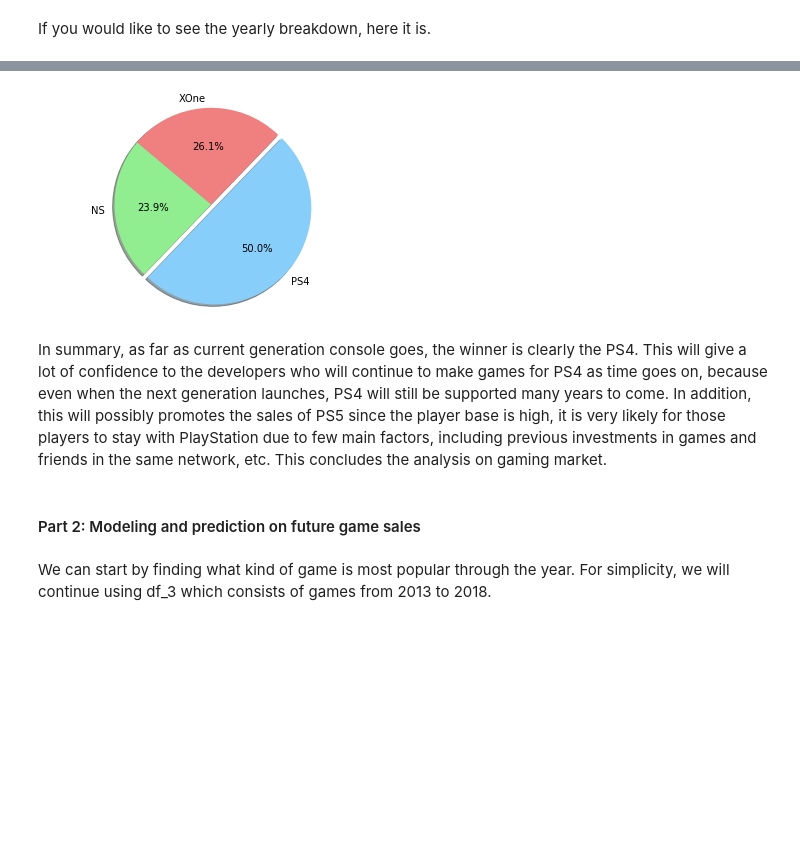
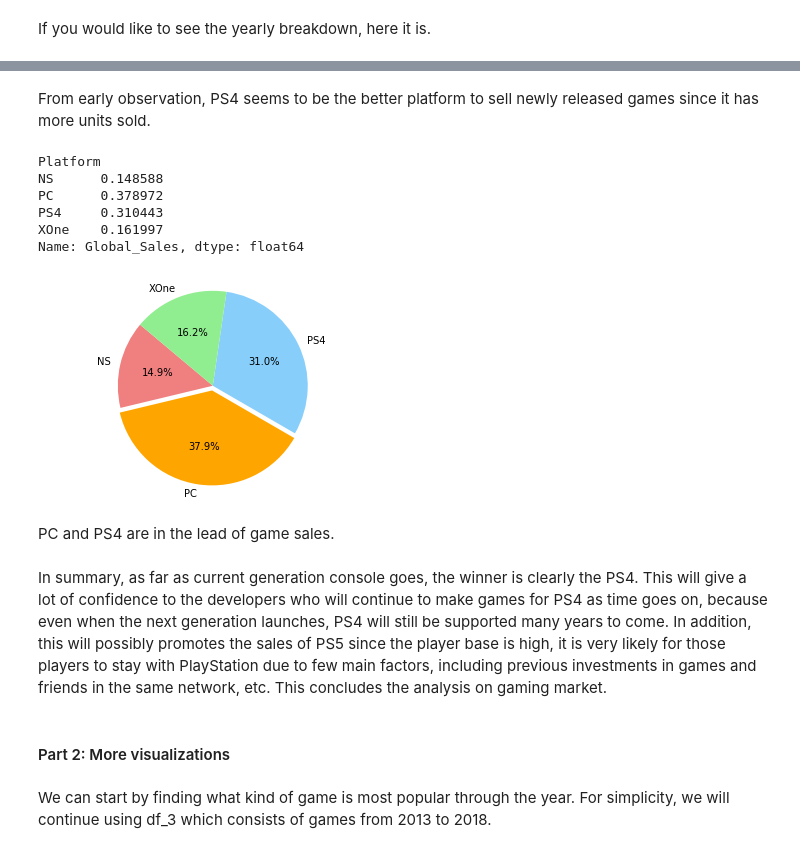
Before and after one commit to dxljack/Gaming-Market-Exploration, a Jupyter notebook: Gaming Market Analysis.ipynb, the cells around one changed output, grey strips where cells are left out. Drawn from its saved outputs; the diff is of its cells as text; code cells hidden in the pictures; blank space fills up the shorter version.

```diff
--- a/Gaming Market Analysis.ipynb
+++ b/Gaming Market Analysis.ipynb
@@ -139,7 +169,7 @@ df31.head()
 | 28 | 29 | Pokemon X/Y | Role-Playing | E | 3DS | Nintendo | Game Freak | 8.90 | 9.7 | ... |
 | 31 | 32 | Pokemon Sun/Moon | Role-Playing | E | 3DS | Nintendo | Game Freak | 9.00 | NaN | ... |
 # %%
-mask1 = (df31["Platform"] == 'PS4') | (df31["Platform"] == 'XOne') | (df31["Platform"] == 'NS')
+mask1 = (df31["Platform"] == 'PS4') | (df31["Platform"] == 'XOne') | (df31["Platform"] == 'NS') | (df31["Platform"] == 'PC')
 df_3 = df31.loc[mask1]
 # %%
 df_3.head()
@@ -245,18 +293,31 @@ df_33
+# %% [markdown]
+From early observation, PS4 seems to be the better platform to sell newly released games since it has more units sold.
+# %%
+df_33["Global_Sales"]
+# %% [output]
+Platform
+NS      0.148588
+PC      0.378972
+PS4     0.310443
+XOne    0.161997
+Name: Global_Sales, dtype: float64
 # %%
-labels = 'NS', 'PS4', 'XOne'
+labels = 'NS', 'PC', 'PS4', 'XOne'
 sizes = df_33["Global_Sales"]
-colors = ['lightgreen', 'lightskyblue', 'lightcoral']
-explode = (0, 0.05, 0)  # only "explode" the 2nd slice (i.e. 'Hogs')
+colors = ['lightcoral', 'orange', 'lightskyblue', 'lightgreen']
+explode = (0, 0.05, 0, 0)  # only "explode" the 2nd slice (i.e. 'PC')
 
-ax2 = plt.pie(sizes, explode=explode, labels=labels, colors=colors, autopct='%1.1f%%', shadow=True, startangle=140)
+ax22 = plt.pie(sizes, explode=explode, labels=labels, colors=colors, autopct='%1.1f%%', startangle=140)
 plt.axis('equal')
 plt.show()
 # %% [output]
-[figure, old version]
+[figure, new version]
+# %% [markdown]
+PC and PS4 are in the lead of game sales.
 # %% [markdown]
 In summary, as far as current generation console goes, the winner is clearly the PS4. This will give a lot of confidence to the developers who will continue to make games for PS4 as time goes on, because even when the next generation launches, PS4 will still be supported many years to come. In addition, this will possibly promotes the sales of PS5 since the player base is high, it is very likely for those players to stay with PlayStation due to few main factors, including previous investments in games and friends in the same network, etc. This concludes the analysis on gaming market.
-# %% [markdown]
-#### Part 2: Modeling and prediction on future game sales
+# %% [markdown]
+#### Part 2: More visualizations
 # %% [markdown]
 We can start by finding what kind of game is most popular through the year. For simplicity, we will continue using df_3 which consists of games from 2013 to 2018.
 # %%
```
Also changed, not shown: parts of 58 cells of this notebook, 6 other files.
